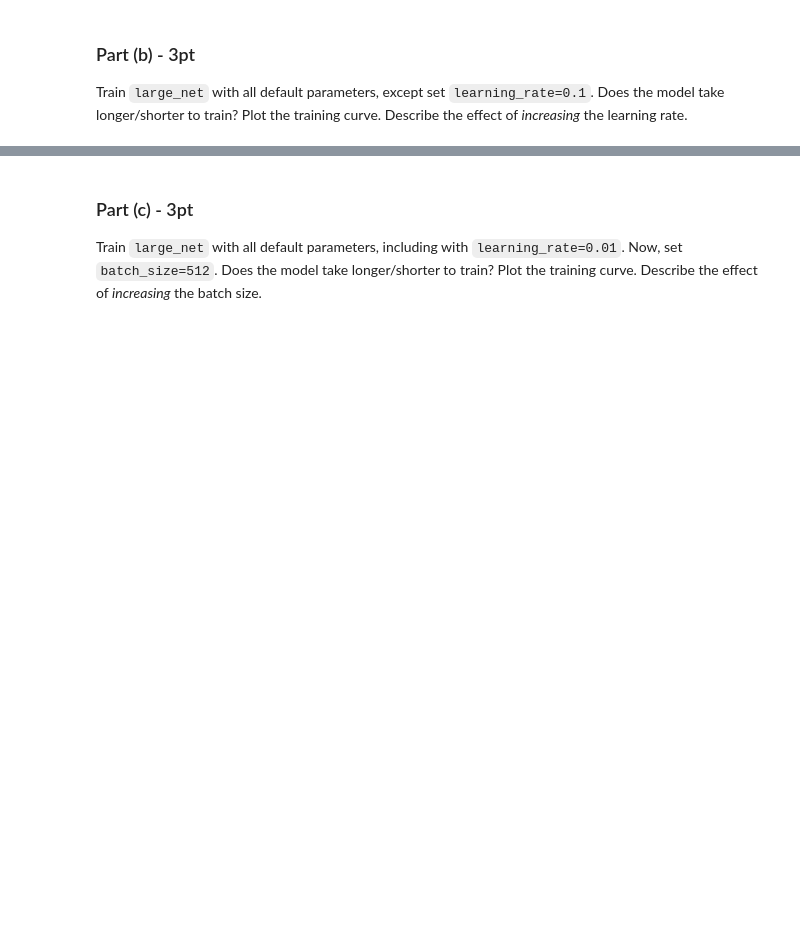
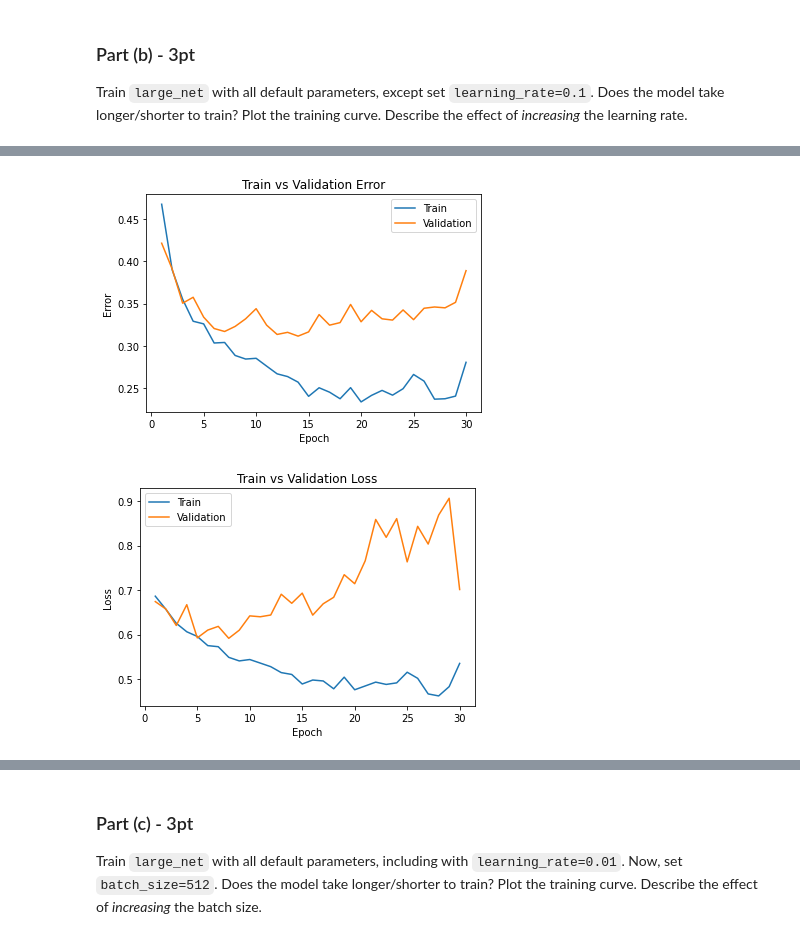
Before and after one commit to GreatArcStudios/APS360, a Jupyter notebook: Lab 2/Lab2 Cats vs Dogs.ipynb, the cells around one changed output, grey strips where cells are left out. Drawn from its saved outputs; the diff is of its cells as text; code cells hidden in the pictures; blank space fills up the shorter version.

```diff
--- a/Lab 2/Lab2 Cats vs Dogs.ipynb
+++ b/Lab 2/Lab2 Cats vs Dogs.ipynb
@@ -524,3 +597,9 @@ large_net = LargeNet()
 Train `large_net` with all default parameters, except set `learning_rate=0.1`.
 Does the model take longer/shorter to train?
 Plot the training curve. Describe the effect of *increasing* the learning rate.
+# %%
+large_net = LargeNet()
+large_net_large_lr = train_net(large_net, learning_rate=0.1)
+model_path = get_model_name("large", batch_size=64, learning_rate=0.1, epoch=29)
+plot_training_curve(model_path)
+# %% [output]
@@ -526,0 +623,2 @@ Plot the training curve. Describe the effect of *increasing* the learning rate.
+[figure, added]
+[figure, added]
```
Also changed, not shown: parts of 17 cells of this notebook.
